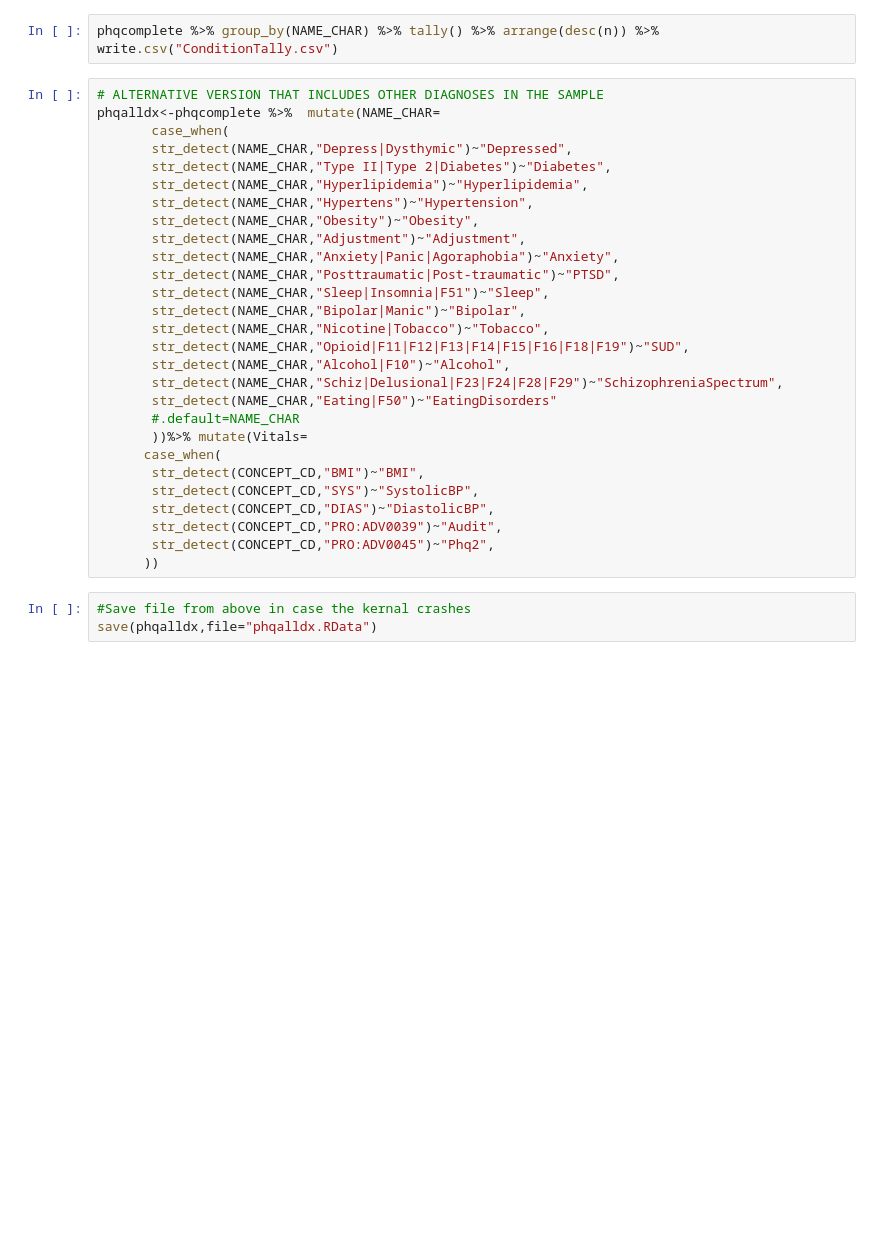
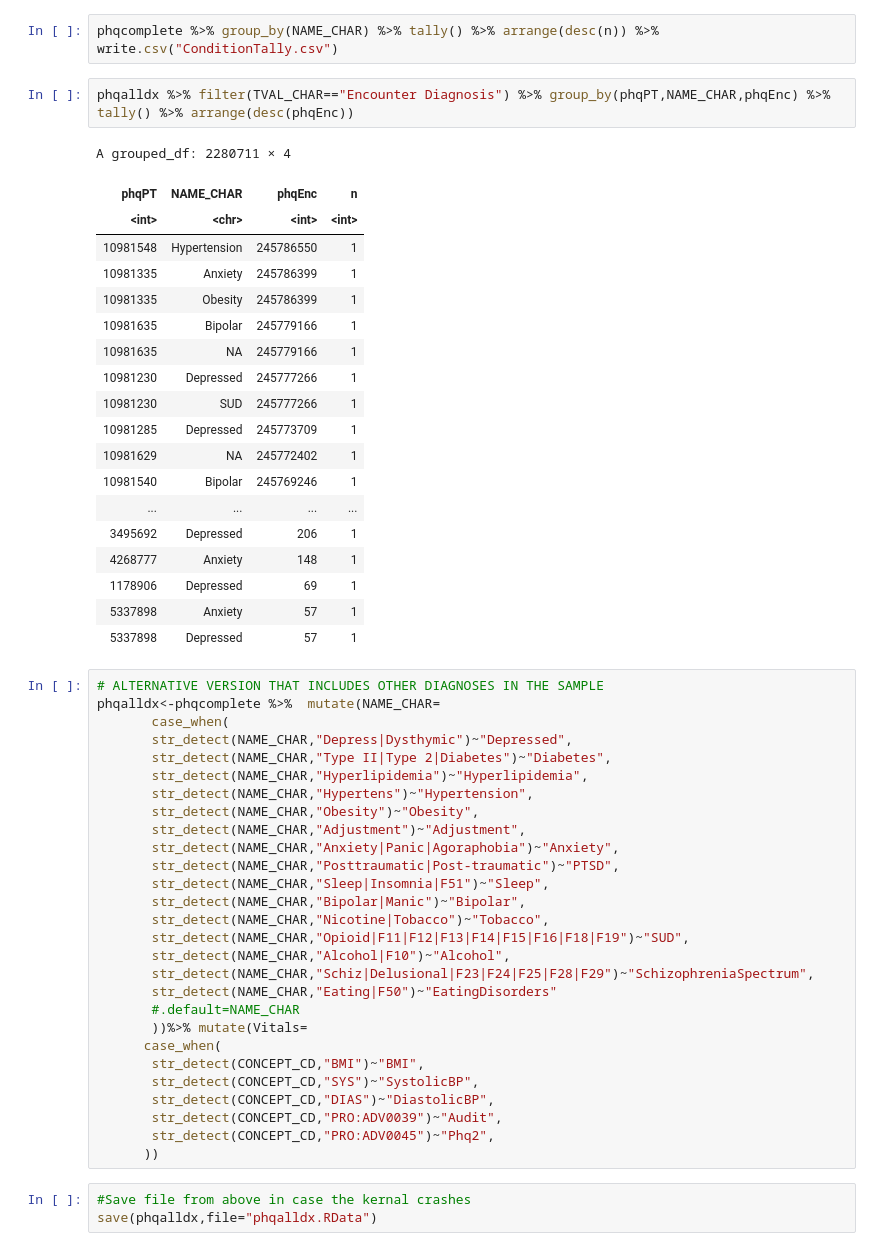
Before and after one commit to nattonge/Aimahead, a Jupyter notebook: PullingDataTogether(1).ipynb, the cells around one changed output. Saved outputs shown, nothing was run; the diff lists cells and outputs as text; blank space fills up the shorter version.

```diff
--- a/PullingDataTogether(1).ipynb
+++ b/PullingDataTogether(1).ipynb
@@ -139,6 +152,28 @@ phqnewcols<-phqcomplete %>%  mutate(NAME_CHAR=
       ))
 # %%
 phqcomplete %>% group_by(NAME_CHAR) %>% tally() %>% arrange(desc(n)) %>% write.csv("ConditionTally.csv")
+# %%
+phqalldx %>% filter(TVAL_CHAR=="Encounter Diagnosis") %>% group_by(phqPT,NAME_CHAR,phqEnc) %>% tally() %>% arrange(desc(phqEnc))
+# %% [output]
+A grouped_df: 2280711 × 4
+| phqPT | NAME_CHAR | phqEnc | n |
+| <int> | <chr> | <int> | <int> |
+| 10981548 | Hypertension | 245786550 | 1 |
+| 10981335 | Anxiety | 245786399 | 1 |
+| 10981335 | Obesity | 245786399 | 1 |
+| 10981635 | Bipolar | 245779166 | 1 |
+| 10981635 | NA | 245779166 | 1 |
+| 10981230 | Depressed | 245777266 | 1 |
+| 10981230 | SUD | 245777266 | 1 |
+| 10981285 | Depressed | 245773709 | 1 |
+| 10981629 | NA | 245772402 | 1 |
+| 10981540 | Bipolar | 245769246 | 1 |
+| ... | ... | ... | ... |
+| 3495692 | Depressed | 206 | 1 |
+| 4268777 | Anxiety | 148 | 1 |
+| 1178906 | Depressed | 69 | 1 |
+| 5337898 | Anxiety | 57 | 1 |
+| 5337898 | Depressed | 57 | 1 |
 # %%
 # ALTERNATIVE VERSION THAT INCLUDES OTHER DIAGNOSES IN THE SAMPLE
 phqalldx<-phqcomplete %>%  mutate(NAME_CHAR=
@@ -156,7 +191,7 @@ phqalldx<-phqcomplete %>%  mutate(NAME_CHAR=
        str_detect(NAME_CHAR,"Nicotine|Tobacco")~"Tobacco",
        str_detect(NAME_CHAR,"Opioid|F11|F12|F13|F14|F15|F16|F18|F19")~"SUD",
        str_detect(NAME_CHAR,"Alcohol|F10")~"Alcohol",
-       str_detect(NAME_CHAR,"Schiz|Delusional|F23|F24|F28|F29")~"SchizophreniaSpectrum",
+       str_detect(NAME_CHAR,"Schiz|Delusional|F23|F24|F25|F28|F29")~"SchizophreniaSpectrum",
        str_detect(NAME_CHAR,"Eating|F50")~"EatingDisorders"
        #.default=NAME_CHAR
        ))%>% mutate(Vitals=
```
Also changed, not shown: parts of 65 cells of this notebook, 8 other files.
